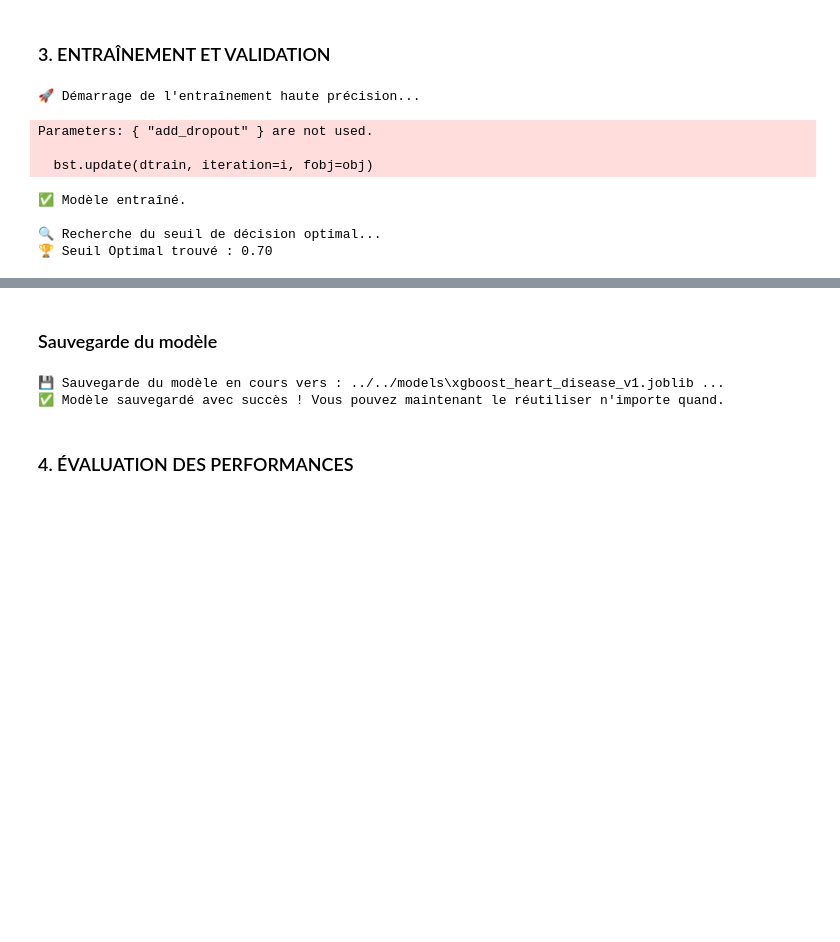
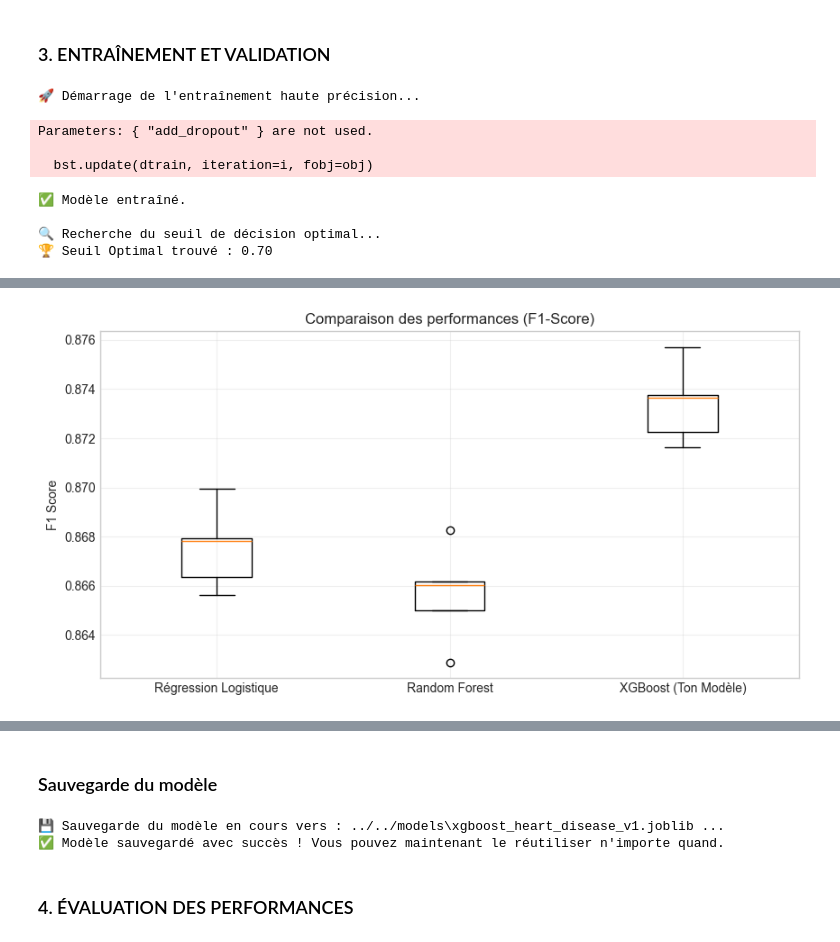
Before and after one commit to Anas7823/heart-disease-prediction, a Jupyter notebook: notebooks/Python/03_model_training.ipynb, the cells around one changed output, grey strips where cells are left out. Drawn from its saved outputs; the diff is of its cells as text; code cells hidden in the pictures; blank space fills up the shorter version.

Commit message:
BENCHMARK & ANALYSE COMPARATIVE

```diff
--- a/notebooks/Python/03_model_training.ipynb
+++ b/notebooks/Python/03_model_training.ipynb
@@ -166,0 +169,86 @@ Parameters: { "add_dropout" } are not used.
+# %%
+from sklearn.linear_model import LogisticRegression
+from sklearn.ensemble import RandomForestClassifier
+from sklearn.model_selection import cross_val_score
+from sklearn.metrics import roc_curve, auc
+from sklearn.preprocessing import StandardScaler
+import matplotlib.pyplot as plt
+import pandas as pd
+import seaborn as sns
+
+print("📊 Préparation des données pour le benchmark...")
+
+# 1. CRÉATION DES VARIABLES MANQUANTES (SCALING)
+# On doit mettre les données à l'échelle manuellement pour les modèles qui en ont besoin (LogReg)
+scaler = StandardScaler()
+
+# Attention : On doit s'assurer qu'on utilise bien les colonnes numériques uniquement pour le scaling
+# Si X_train contient déjà des colonnes encodées (OneHot), le scaler les traitera aussi, ce qui est acceptable.
+X_train_scaled = scaler.fit_transform(X_train)
+X_test_scaled = scaler.transform(X_test)
+
+print("✅ Données mises à l'échelle (X_train_scaled créé).")
+
+print("📊 Lancement du Benchmark des modèles...")
+
+# 2. Définition des Challengers
+# Note: Pour XGBoost, on peut lui donner les données scalées ou non, ça change peu pour lui.
+# On s'assure que 'best_model' existe, sinon on prend un XGB par défaut
+try:
+    xgb_model = best_model
+except NameError:
+    from xgboost import XGBClassifier
+    xgb_model = XGBClassifier(eval_metric='logloss')
+
+models = {
+    "Régression Logistique": LogisticRegression(max_iter=1000, random_state=42),
+    "Random Forest": RandomForestClassifier(n_estimators=100, random_state=42),
+    "XGBoost (Notre Modèle)": xgb_model
+}
+
+# 3. Comparaison des Scores (Cross-Validation)
+results = {}
+for name, model in models.items():
+    # On utilise le F1-Score car c'est le plus important pour la santé
+    scores = cross_val_score(model, X_train_scaled, y_train, cv=5, scoring='f1')
+    results[name] = scores
+    print(f"🔹 {name} : F1-Score moyen = {scores.mean():.4f} (+/- {scores.std():.4f})")
+
+# 4. Graphique Comparatif (Boxplot)
+plt.figure(figsize=(10, 5))
+plt.boxplot(results.values(), labels=results.keys())
+plt.title("Comparaison des performances (F1-Score)")
+plt.ylabel("F1 Score")
+plt.grid(True, alpha=0.3)
+plt.show()
+
+# 5. Courbes ROC Comparatives
+plt.figure(figsize=(10, 8))
+for name, model in models.items():
+    model.fit(X_train_scaled, y_train)
+    y_prob = model.predict_proba(X_test_scaled)[:, 1]
+    fpr, tpr, _ = roc_curve(y_test, y_prob)
+    roc_auc = auc(fpr, tpr)
+    plt.plot(fpr, tpr, lw=2, label=f'{name} (AUC = {roc_auc:.3f})')
+
+plt.plot([0, 1], [0, 1], color='navy', lw=2, linestyle='--')
+plt.xlabel('Taux de Faux Positifs')
+plt.ylabel('Taux de Vrais Positifs')
+plt.title('Courbe ROC : Qui est le meilleur ?')
+plt.legend(loc="lower right")
+plt.show()
+
+# 6. Matrice de Corrélation (Feature Selection)
+plt.figure(figsize=(12, 10))
+# On recombine pour la corrélation (attention aux index si X_train est un numpy array après scaling)
+# On préfère utiliser X_train (pandas) pour garder les noms de colonnes
+df_corr = X_train.copy()
+df_corr['target'] = y_train
+
+correlation_matrix = df_corr.corr()
+target_corr = correlation_matrix[['target']].sort_values(by='target', ascending=False)
+
+sns.heatmap(target_corr, annot=True, cmap='coolwarm', vmin=-1, vmax=1)
+plt.title("Quelles variables sont les plus liées à la maladie ?")
+plt.show()
+# %% [output]
@@ -166,0 +261 @@ Parameters: { "add_dropout" } are not used.
+[figure, added]
```
Also changed, not shown: parts of 2 cells of this notebook.
